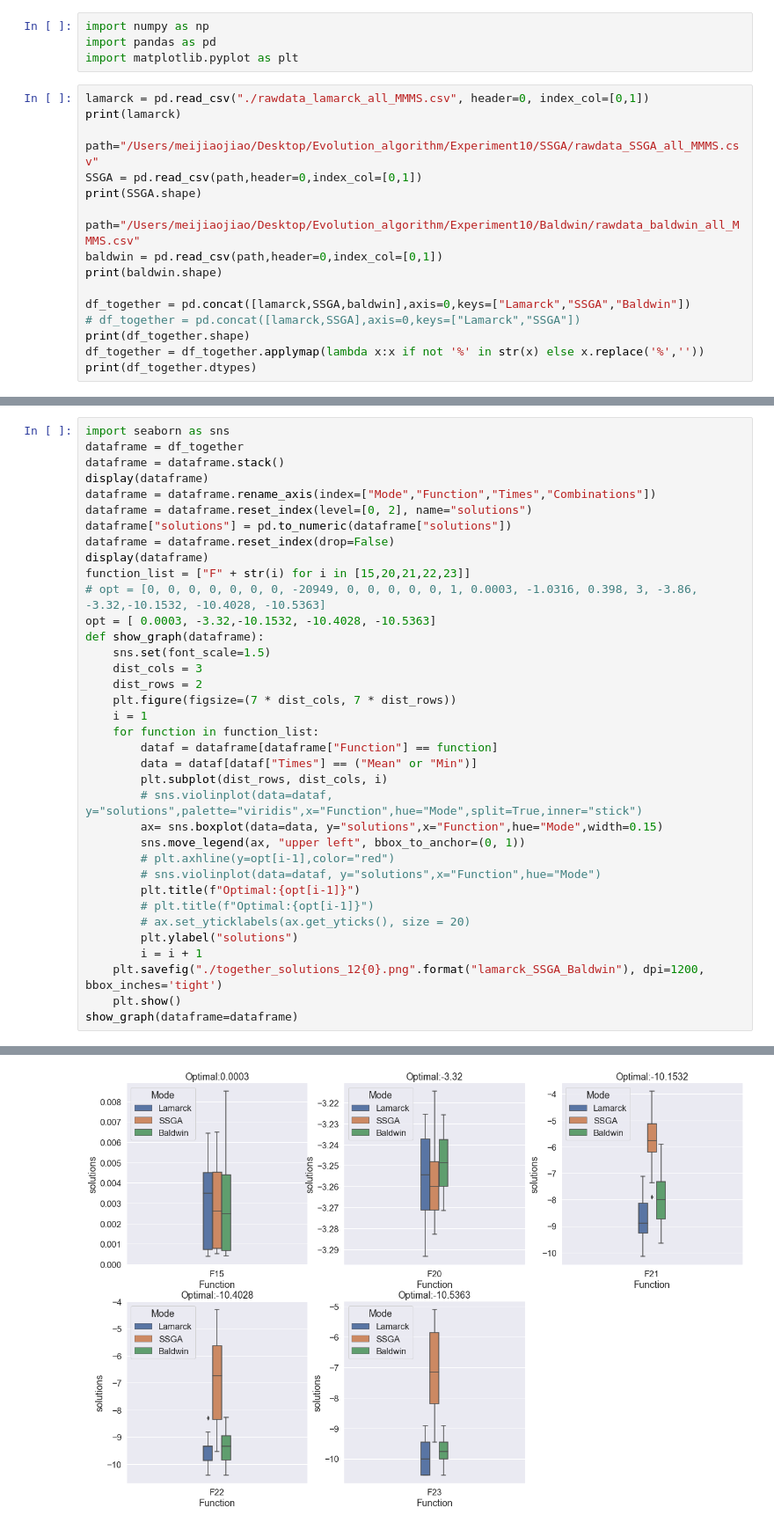
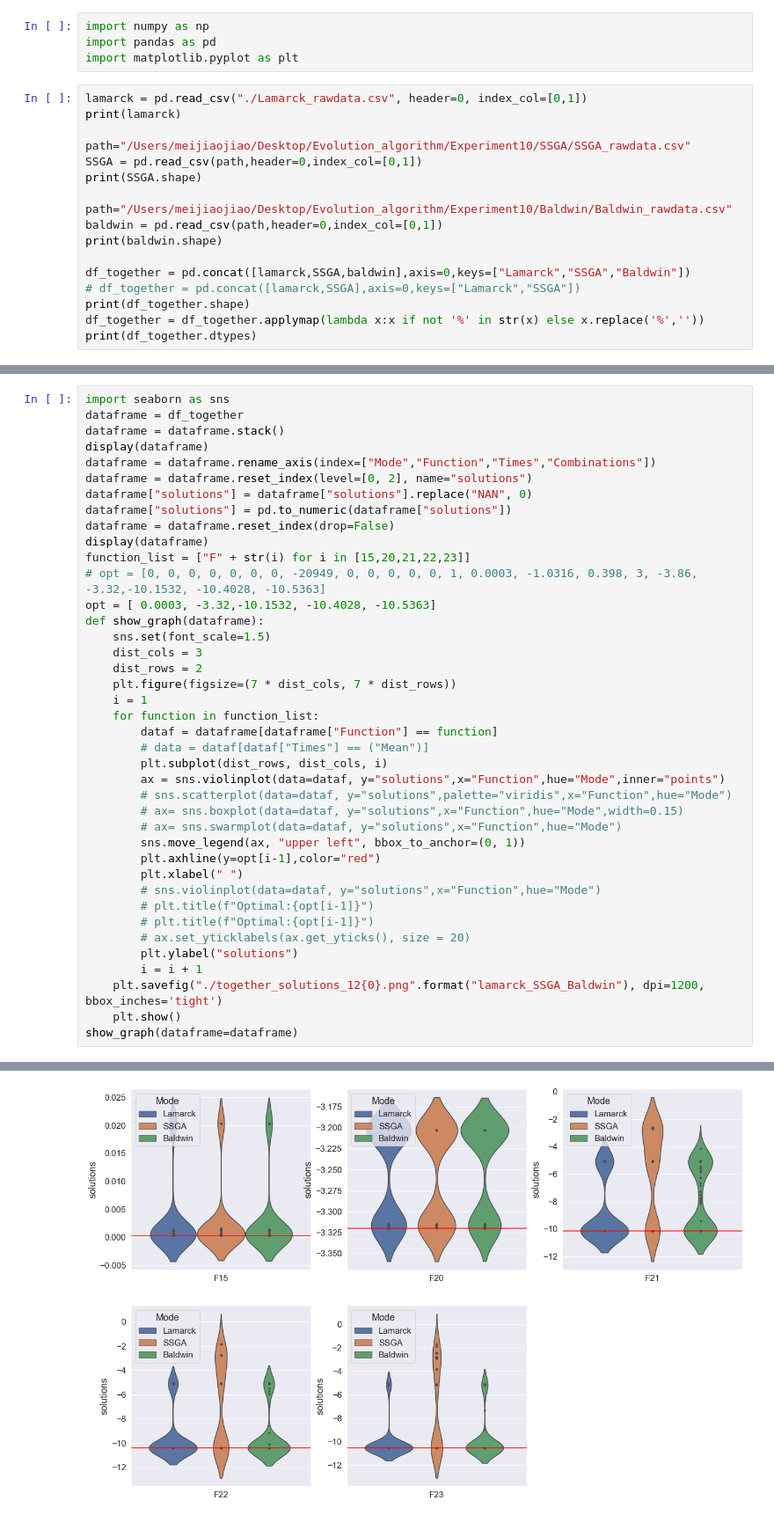
Before and after one commit to JIAOJIAOMEI/Evolution_algorithm, a Jupyter notebook: Experiment10/L/dataseerawdata.ipynb, the cells around one changed output, grey strips where cells are left out. Shown at 88% size. Drawn from its saved outputs; the diff is of its cells as text.

```diff
--- a/Experiment10/L/dataseerawdata.ipynb
+++ b/Experiment10/L/dataseerawdata.ipynb
@@ -3,14 +3,14 @@ import numpy as np
 import pandas as pd
 import matplotlib.pyplot as plt
 # %%
-lamarck = pd.read_csv("./rawdata_lamarck_all_MMMS.csv", header=0, index_col=[0,1])
+lamarck = pd.read_csv("./Lamarck_rawdata.csv", header=0, index_col=[0,1])
 print(lamarck)
 
-path="/Users/meijiaojiao/Desktop/Evolution_algorithm/Experiment10/SSGA/rawdata_SSGA_all_MMMS.csv"
+path="/Users/meijiaojiao/Desktop/Evolution_algorithm/Experiment10/SSGA/SSGA_rawdata.csv"
 SSGA = pd.read_csv(path,header=0,index_col=[0,1])
 print(SSGA.shape)
 
-path="/Users/meijiaojiao/Desktop/Evolution_algorithm/Experiment10/Baldwin/rawdata_baldwin_all_MMMS.csv"
+path="/Users/meijiaojiao/Desktop/Evolution_algorithm/Experiment10/Baldwin/Baldwin_rawdata.csv"
 baldwin = pd.read_csv(path,header=0,index_col=[0,1])
 print(baldwin.shape)
 
@@ -44,6 +44,7 @@ dataframe = dataframe.stack()
 display(dataframe)
 dataframe = dataframe.rename_axis(index=["Mode","Function","Times","Combinations"])
 dataframe = dataframe.reset_index(level=[0, 2], name="solutions")
+dataframe["solutions"] = dataframe["solutions"].replace("NAN", 0)
 dataframe["solutions"] = pd.to_numeric(dataframe["solutions"])
 dataframe = dataframe.reset_index(drop=False)
 display(dataframe)
@@ -58,14 +59,17 @@ def show_graph(dataframe):
     i = 1
     for function in function_list:
         dataf = dataframe[dataframe["Function"] == function]
-        data = dataf[dataf["Times"] == ("Mean" or "Min")]
+        # data = dataf[dataf["Times"] == ("Mean")]
         plt.subplot(dist_rows, dist_cols, i)
-        # sns.violinplot(data=dataf, y="solutions",palette="viridis",x="Function",hue="Mode",split=True,inner="stick")
-        ax= sns.boxplot(data=data, y="solutions",x="Function",hue="Mode",width=0.15)
+        ax = sns.violinplot(data=dataf, y="solutions",x="Function",hue="Mode",inner="points")
+        # sns.scatterplot(data=dataf, y="solutions",palette="viridis",x="Function",hue="Mode")
+        # ax= sns.boxplot(data=dataf, y="solutions",x="Function",hue="Mode",width=0.15)
+        # ax= sns.swarmplot(data=dataf, y="solutions",x="Function",hue="Mode")
         sns.move_legend(ax, "upper left", bbox_to_anchor=(0, 1))
-        # plt.axhline(y=opt[i-1],color="red")
+        plt.axhline(y=opt[i-1],color="red")
+        plt.xlabel(" ")
         # sns.violinplot(data=dataf, y="solutions",x="Function",hue="Mode")
-        plt.title(f"Optimal:{opt[i-1]}")
+        # plt.title(f"Optimal:{opt[i-1]}")
         # plt.title(f"Optimal:{opt[i-1]}")
         # ax.set_yticklabels(ax.get_yticks(), size = 20)
         plt.ylabel("solutions")
@@ -103,4 +106,4 @@ Length: 5520, dtype: float64
-[figure, old version]
+[figure, new version]
 # %%
 import seaborn as sns
 dataframe = df_together
```
Also changed, not shown: parts of 5 cells of this notebook, 55 other files.
